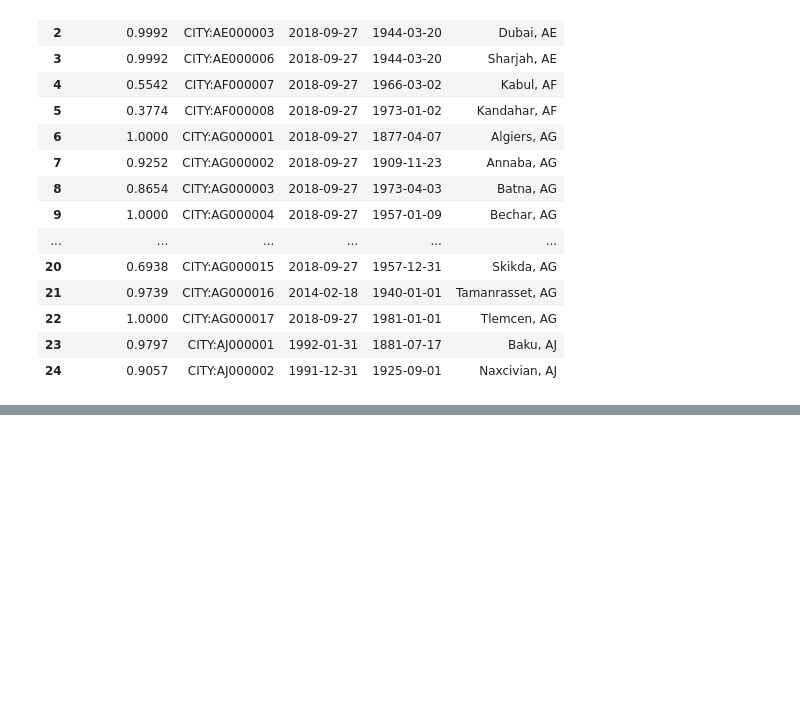
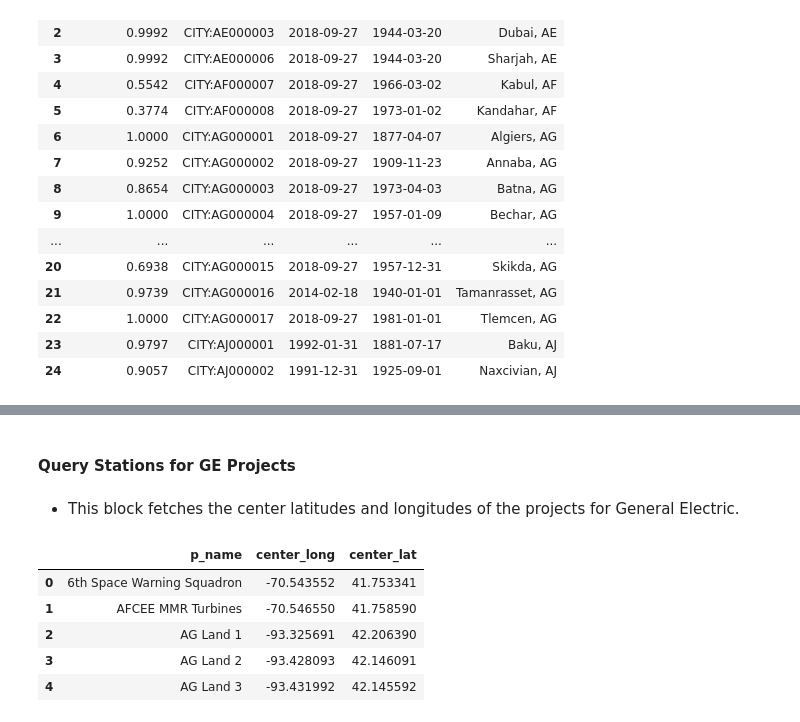
Before and after one commit to jonashan90/ge_capstone, a Jupyter notebook: 02 - Fetch Weather Data.ipynb, the cells around one changed output, grey strips where cells are left out. Saved outputs shown, nothing was run; the diff lists cells and outputs as text; code cells hidden in the pictures; blank space fills up the shorter version.

```diff
--- a/02 - Fetch Weather Data.ipynb
+++ b/02 - Fetch Weather Data.ipynb
@@ -241,0 +327,18 @@ noaa_daily_summaries_locations_df
+# %% [markdown]
+#### Query Stations for GE Projects
+# %% [markdown]
+* This block fetches the center latitudes and longitudes of the projects for General Electric.
+# %%
+usgs_data = pd.read_csv('./uswtdbCSV/uswtdb_v1_1_20180710.csv')
+usgs_ge_data = usgs_data[usgs_data["t_manu"] == "GE Wind"]
+ge_projects_df = pd.pivot_table(usgs_ge_data, values=["xlong", "ylat"], columns="p_name", aggfunc="mean").transpose()
+ge_projects_df = ge_projects_df.reset_index()
+ge_projects_df.columns = ['p_name', 'center_long', 'center_lat']
+ge_projects_df.head()
+# %% [output]
+|  | p_name | center_long | center_lat |
+| 0 | 6th Space Warning Squadron | -70.543552 | 41.753341 |
+| 1 | AFCEE MMR Turbines | -70.546550 | 41.758590 |
+| 2 | AG Land 1 | -93.325691 | 42.206390 |
+| 3 | AG Land 2 | -93.428093 | 42.146091 |
+| 4 | AG Land 3 | -93.431992 | 42.145592 |
```
Also changed, not shown: parts of 7 cells of this notebook, 1 other file.
